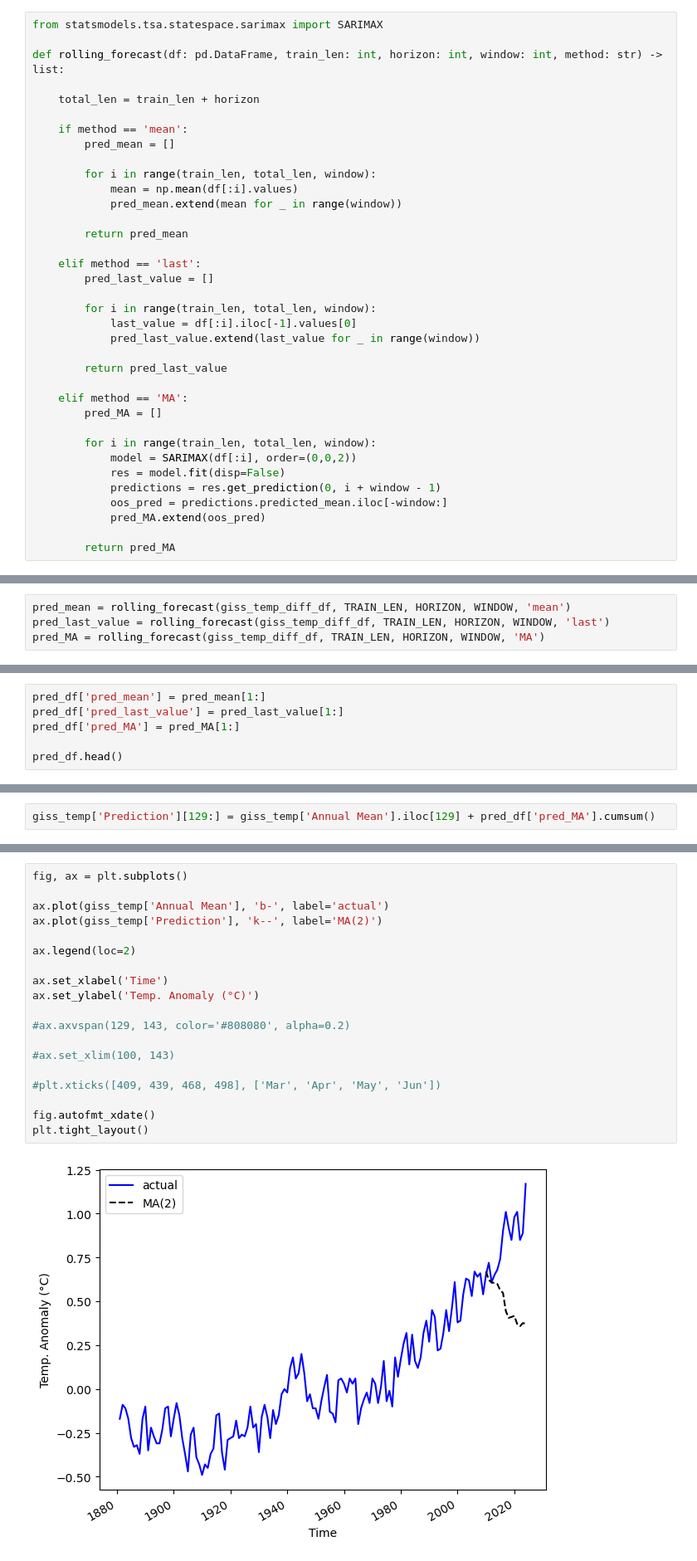
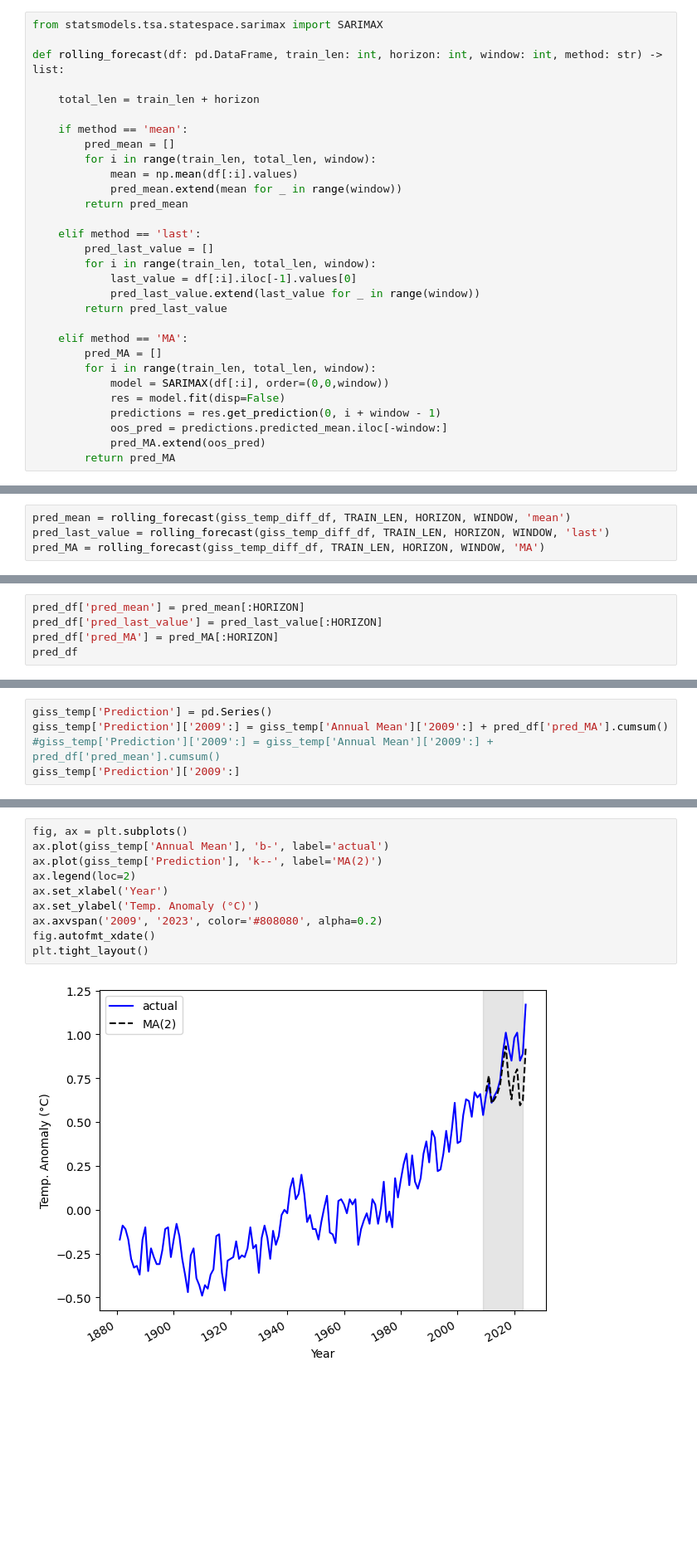
Before and after one commit to luigiselmi/climate, a Jupyter notebook: globaltemp/global_temperature_anomaly.ipynb, the cells around one changed output, grey strips where cells are left out. Shown at 83% size. Cells and saved outputs as stored; diff of their text form; blank space fills up the shorter version.

```diff
--- a/globaltemp/global_temperature_anomaly.ipynb
+++ b/globaltemp/global_temperature_anomaly.ipynb
@@ -243,30 +230,24 @@ def rolling_forecast(df: pd.DataFrame, train_len: int, horizon: int, window: int
 
     if method == 'mean':
         pred_mean = []
-
         for i in range(train_len, total_len, window):
             mean = np.mean(df[:i].values)
             pred_mean.extend(mean for _ in range(window))
-
         return pred_mean
 
     elif method == 'last':
         pred_last_value = []
-
         for i in range(train_len, total_len, window):
             last_value = df[:i].iloc[-1].values[0]
             pred_last_value.extend(last_value for _ in range(window))
-
         return pred_last_value
 
     elif method == 'MA':
         pred_MA = []
-
         for i in range(train_len, total_len, window):
-            model = SARIMAX(df[:i], order=(0,0,2))
+            model = SARIMAX(df[:i], order=(0,0,window))
             res = model.fit(disp=False)
             predictions = res.get_prediction(0, i + window - 1)
             oos_pred = predictions.predicted_mean.iloc[-window:]
             pred_MA.extend(oos_pred)
-
         return pred_MA
@@ -289,10 +291,9 @@ len(pred_mean)
 # %% [output]
 16
 # %%
-pred_df['pred_mean'] = pred_mean[1:]
-pred_df['pred_last_value'] = pred_last_value[1:]
-pred_df['pred_MA'] = pred_MA[1:]
-
-pred_df.head()
+pred_df['pred_mean'] = pred_mean[:HORIZON]
+pred_df['pred_last_value'] = pred_last_value[:HORIZON]
+pred_df['pred_MA'] = pred_MA[:HORIZON]
+pred_df
 # %% [output]
 |  | Diff | pred_mean | pred_last_value | pred_MA |
@@ -357,2 +359,5 @@ giss_temp['Prediction'] = pd.Series()
 # %%
-giss_temp['Prediction'][129:] = giss_temp['Annual Mean'].iloc[129] + pred_df['pred_MA'].cumsum()
+giss_temp['Prediction'] = pd.Series()
+giss_temp['Prediction']['2009':] = giss_temp['Annual Mean']['2009':] + pred_df['pred_MA'].cumsum()
+#giss_temp['Prediction']['2009':] = giss_temp['Annual Mean']['2009':] + pred_df['pred_mean'].cumsum()
+giss_temp['Prediction']['2009':]
@@ -359,21 +381,12 @@ giss_temp['Prediction'][129:] = giss_temp['Annual Mean'].iloc[129] + pred_df['pr
 # %%
 fig, ax = plt.subplots()
-
 ax.plot(giss_temp['Annual Mean'], 'b-', label='actual')
 ax.plot(giss_temp['Prediction'], 'k--', label='MA(2)')
-
 ax.legend(loc=2)
-
-ax.set_xlabel('Time')
+ax.set_xlabel('Year')
 ax.set_ylabel('Temp. Anomaly (°C)')
-
-#ax.axvspan(129, 143, color='#808080', alpha=0.2)
-
-#ax.set_xlim(100, 143)
-
-#plt.xticks([409, 439, 468, 498], ['Mar', 'Apr', 'May', 'Jun'])
-
+ax.axvspan('2009', '2023', color='#808080', alpha=0.2)
 fig.autofmt_xdate()
 plt.tight_layout()
 # %% [output]
-[figure, old version]
+[figure, new version]
```
Also changed, not shown: parts of 22 cells of this notebook.
